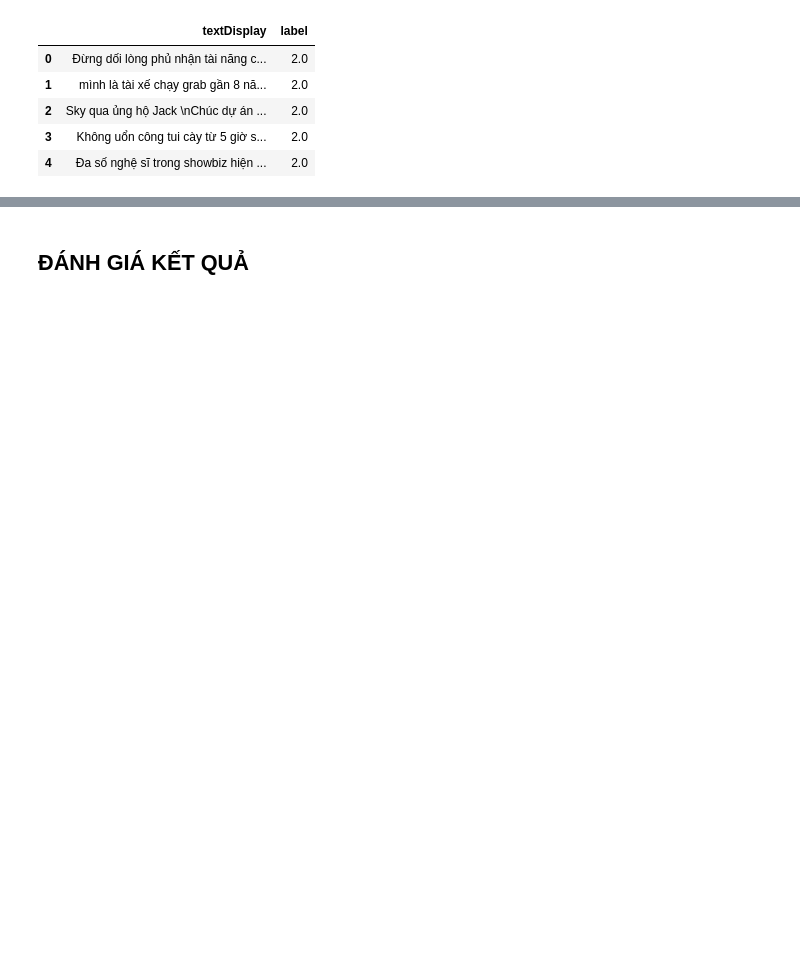
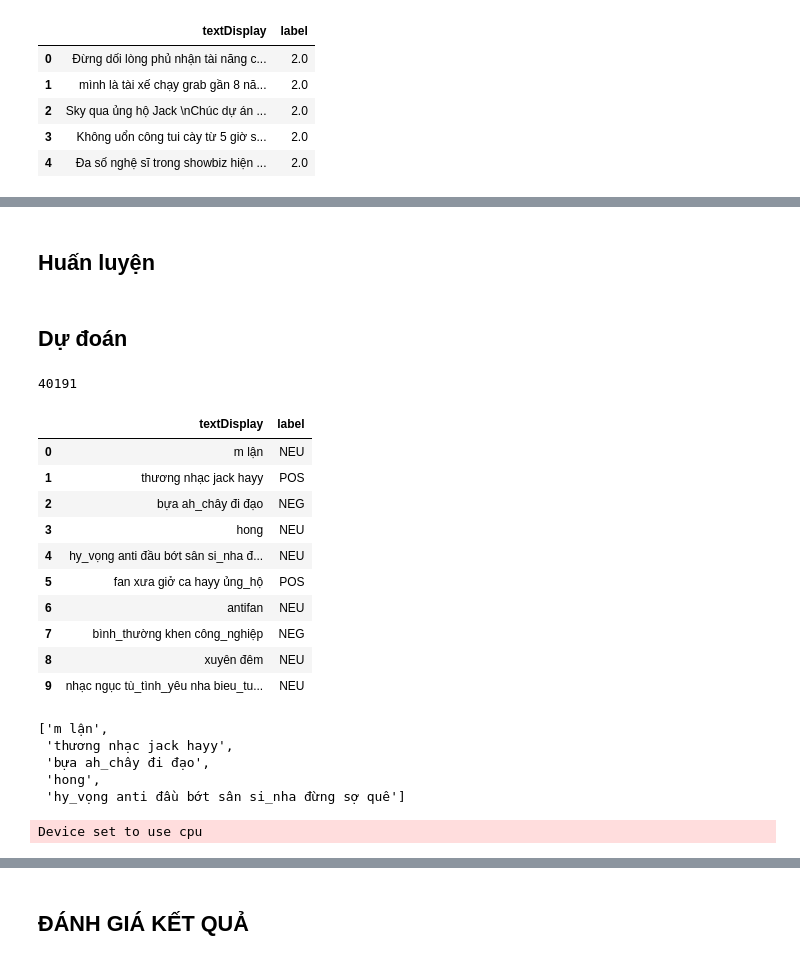
Before and after one commit to thethien8a/Sentiment-Analysis-Vietnamese, a Jupyter notebook: phoBert.ipynb, the cells around one changed output, grey strips where cells are left out. Cells and saved outputs as stored; diff of their text form; code cells hidden in the pictures; blank space fills up the shorter version.

```diff
--- a/phoBert.ipynb
+++ b/phoBert.ipynb
@@ -25,9 +33,9 @@ Please note that authentication is recommended but still optional to access publ
 # %%
 # ---- ĐỌC DATA -----
 raw_url = 'https://github.com/thethien8a/Sentiment-Analysis-Vietnamese/raw/main/comment_data/Tram_dung_chan_Jack_shuffled.xlsx'
-df = pd.read_excel(raw_url)
-df = df[['textDisplay', 'label']]
-df.head()
+df_cmt = pd.read_excel(raw_url)
+df_cmt = df_cmt[['textDisplay', 'label']]
+df_cmt.head()
 # %% [output]
 |  | textDisplay | label |
 | 0 | Đừng dối lòng phủ nhận tài năng c... | 2.0 |
@@ -39,0 +181,4 @@ df.head()
+# %%
+# Lọc trùng bình luận (tránh seeding)
+df_cmt = df_cmt.drop_duplicates(subset=['textDisplay'], keep='first')
+df_cmt["textDisplay"] = df_cmt["textDisplay"].fillna("").apply(preprocess_comment)
@@ -40,23 +201,43 @@ df.head()
+# %% [markdown]
+## Huấn luyện
+# %% [markdown]
+## Dự đoán
+# %%
+len(df_cmt)
+# %% [output]
+40191
 # %%
 # Thử với 150 comment 0<POS<2000; 2220<NEU<3000; 3300<NEG)
-df_comment = pd.concat([
-    df.iloc[1000:1050],
-    df.iloc[2220:2270],
-    df.iloc[3300:3350]
+df_cmt = pd.concat([
+    df_cmt.iloc[1000:1050],
+    df_cmt.iloc[2220:2270],
+    df_cmt.iloc[3300:3350]
 ]).reset_index(drop=True)
 
-# Thay nhãn
-df_comment['label'] = df_comment['label'].replace({
-    0.0: 'NEG',
-    1.0: 'NEU',
-    2.0: 'POS'
-})
 # Shuffle
-df_comment = df_comment.sample(frac=1, random_state = 42).reset_index(drop=True)
-df_comment.head(10)
+df_cmt = df_cmt.sample(frac=1, random_state = 42).reset_index(drop=True)
+df_cmt.head(10)
+# %% [output]
+|  | textDisplay | label |
+| 0 | m lận | NEU |
+| 1 | thương nhạc jack hayy | POS |
+| 2 | bựa ah_chây đi đạo | NEG |
+| 3 | hong | NEU |
+| 4 | hy_vọng anti đầu bớt sân si_nha đ... | NEU |
+| 5 | fan xưa giở ca hayy ủng_hộ | POS |
+| 6 | antifan | NEU |
+| 7 | bình_thường khen công_nghiệp | NEG |
+| 8 | xuyên đêm | NEU |
+| 9 | nhạc ngục tù_tình_yêu nha bieu_tu... | NEU |
 # %%
-comment_list = df_comment['textDisplay'].fillna('').tolist()
+comment_list = df_cmt['textDisplay'].fillna('').tolist()
 comment_list[:5]
+# %% [output]
+['m lận',
+ 'thương nhạc jack hayy',
+ 'bựa ah_chây đi đạo',
+ 'hong',
+ 'hy_vọng anti đầu bớt sân si_nha đừng sợ quê']
 # %%
 # Tạo pipeline cho sentiment analysis
 sentiment_pipeline = pipeline("sentiment-analysis", model=model, tokenizer=tokenizer)
@@ -68,5 +249,7 @@ scores = [result['score'] for result in results]
 results[:5]
 
 # Tạo các cột mới trong DataFrame để lưu kết quả
-df_comment['sentiment_label'] = labels
-df_comment['sentiment_score'] = scores
+df_cmt['sentiment_label'] = labels
+df_cmt['sentiment_score'] = scores
+# %% [output]
+Device set to use cpu
```
Also changed, not shown: parts of 14 cells of this notebook.
